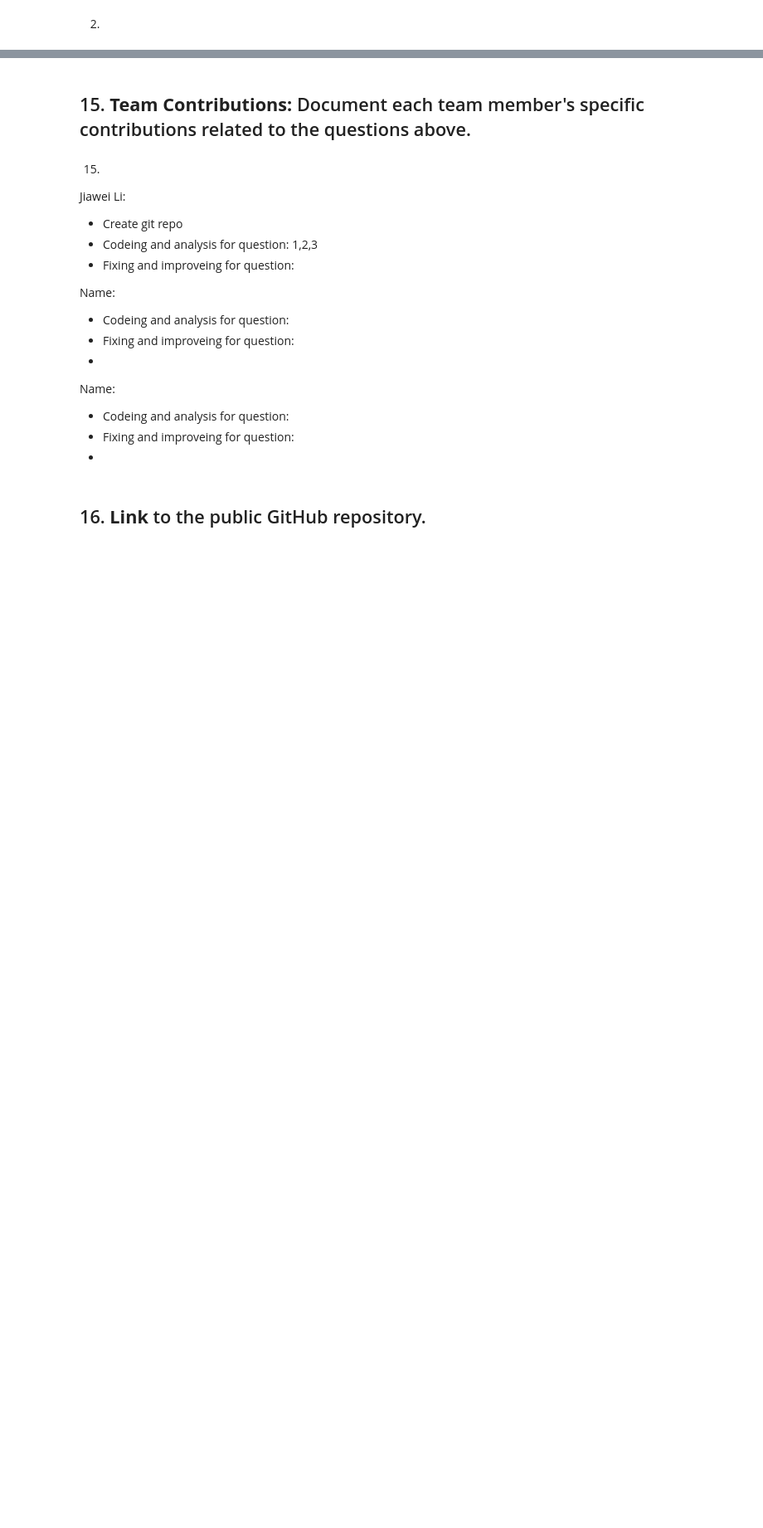
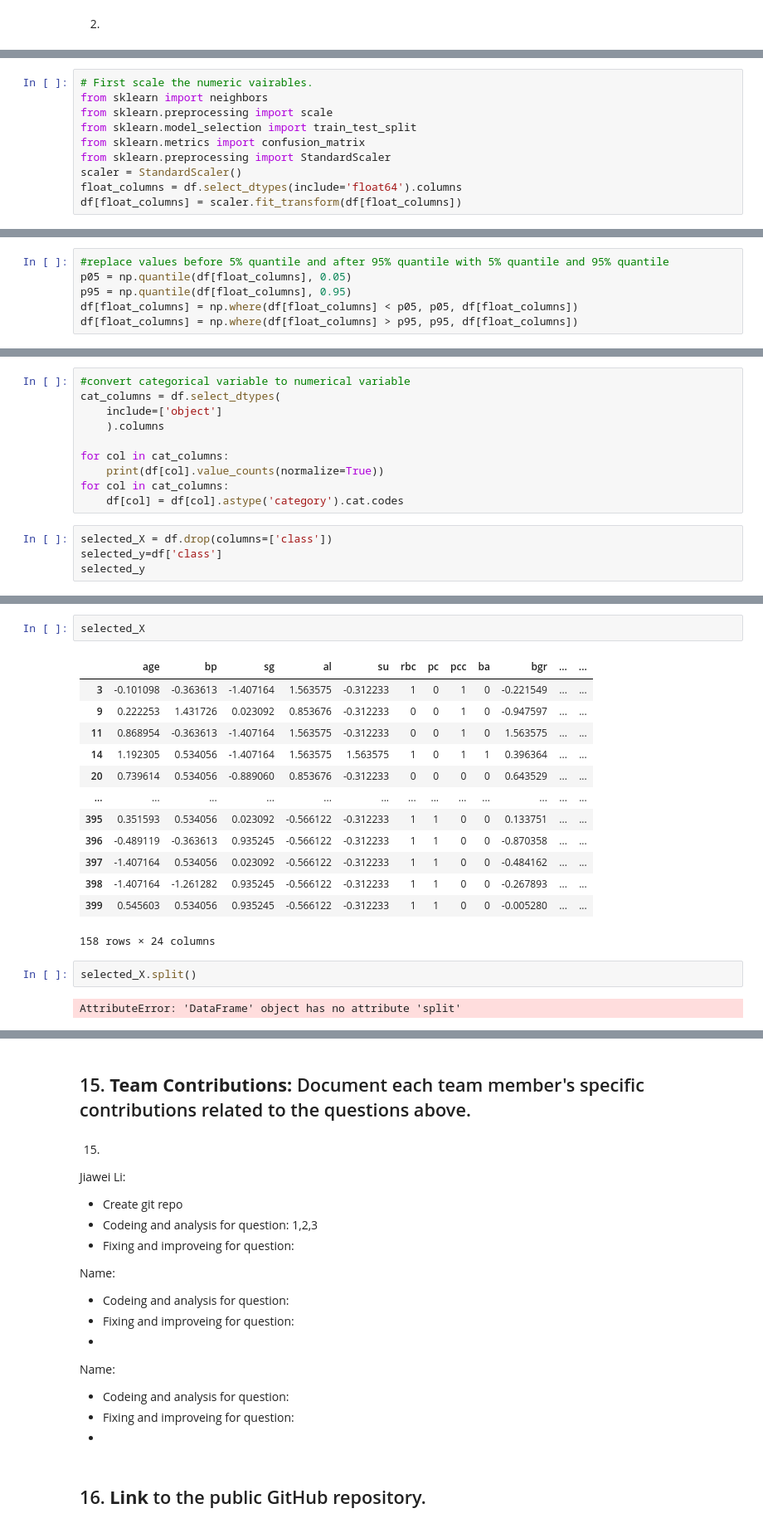
Before and after one commit to lisall8/3DAProject, a Jupyter notebook: assignment6.ipynb, the cells around one changed output, grey strips where cells are left out. Shown at 83% size. Drawn from its saved outputs; the diff is of its cells as text; blank space fills up the shorter version.

```diff
--- a/assignment6.ipynb
+++ b/assignment6.ipynb
@@ -266,0 +251,10 @@ for feature in skewness.index:
+# %%
+# First scale the numeric vairables.
+from sklearn import neighbors
+from sklearn.preprocessing import scale
+from sklearn.model_selection import train_test_split
+from sklearn.metrics import confusion_matrix
+from sklearn.preprocessing import StandardScaler
+scaler = StandardScaler()
+float_columns = df.select_dtypes(include='float64').columns
+df[float_columns] = scaler.fit_transform(df[float_columns])
@@ -266,0 +277,6 @@ for feature in skewness.index:
+# %%
+#replace values before 5% quantile and after 95% quantile with 5% quantile and 95% quantile
+p05 = np.quantile(df[float_columns], 0.05)
+p95 = np.quantile(df[float_columns], 0.95)
+df[float_columns] = np.where(df[float_columns] < p05, p05, df[float_columns])
+df[float_columns] = np.where(df[float_columns] > p95, p95, df[float_columns])
@@ -266,0 +285,14 @@ for feature in skewness.index:
+# %%
+#convert categorical variable to numerical variable
+cat_columns = df.select_dtypes(
+    include=['object']
+    ).columns
+
+for col in cat_columns:
+    print(df[col].value_counts(normalize=True))
+for col in cat_columns:
+    df[col] = df[col].astype('category').cat.codes
+# %%
+selected_X = df.drop(columns=['class'])
+selected_y=df['class']
+selected_y
@@ -266,0 +312,20 @@ for feature in skewness.index:
+# %%
+selected_X
+# %% [output]
+|  | age | bp | sg | al | su | rbc | pc | pcc | ba | bgr | ... | ... |
+| 3 | -0.101098 | -0.363613 | -1.407164 | 1.563575 | -0.312233 | 1 | 0 | 1 | 0 | -0.221549 | ... | ... |
+| 9 | 0.222253 | 1.431726 | 0.023092 | 0.853676 | -0.312233 | 0 | 0 | 1 | 0 | -0.947597 | ... | ... |
+| 11 | 0.868954 | -0.363613 | -1.407164 | 1.563575 | -0.312233 | 0 | 0 | 1 | 0 | 1.563575 | ... | ... |
+| 14 | 1.192305 | 0.534056 | -1.407164 | 1.563575 | 1.563575 | 1 | 0 | 1 | 1 | 0.396364 | ... | ... |
+| 20 | 0.739614 | 0.534056 | -0.889060 | 0.853676 | -0.312233 | 0 | 0 | 0 | 0 | 0.643529 | ... | ... |
+| ... | ... | ... | ... | ... | ... | ... | ... | ... | ... | ... | ... | ... |
+| 395 | 0.351593 | 0.534056 | 0.023092 | -0.566122 | -0.312233 | 1 | 1 | 0 | 0 | 0.133751 | ... | ... |
+| 396 | -0.489119 | -0.363613 | 0.935245 | -0.566122 | -0.312233 | 1 | 1 | 0 | 0 | -0.870358 | ... | ... |
+| 397 | -1.407164 | 0.534056 | 0.023092 | -0.566122 | -0.312233 | 1 | 1 | 0 | 0 | -0.484162 | ... | ... |
+| 398 | -1.407164 | -1.261282 | 0.935245 | -0.566122 | -0.312233 | 1 | 1 | 0 | 0 | -0.267893 | ... | ... |
+| 399 | 0.545603 | 0.534056 | 0.935245 | -0.566122 | -0.312233 | 1 | 1 | 0 | 0 | -0.005280 | ... | ... |
+158 rows × 24 columns
+# %%
+selected_X.split()
+# %% [output]
+AttributeError: 'DataFrame' object has no attribute 'split'
```
Also changed, not shown: parts of 33 cells of this notebook.
